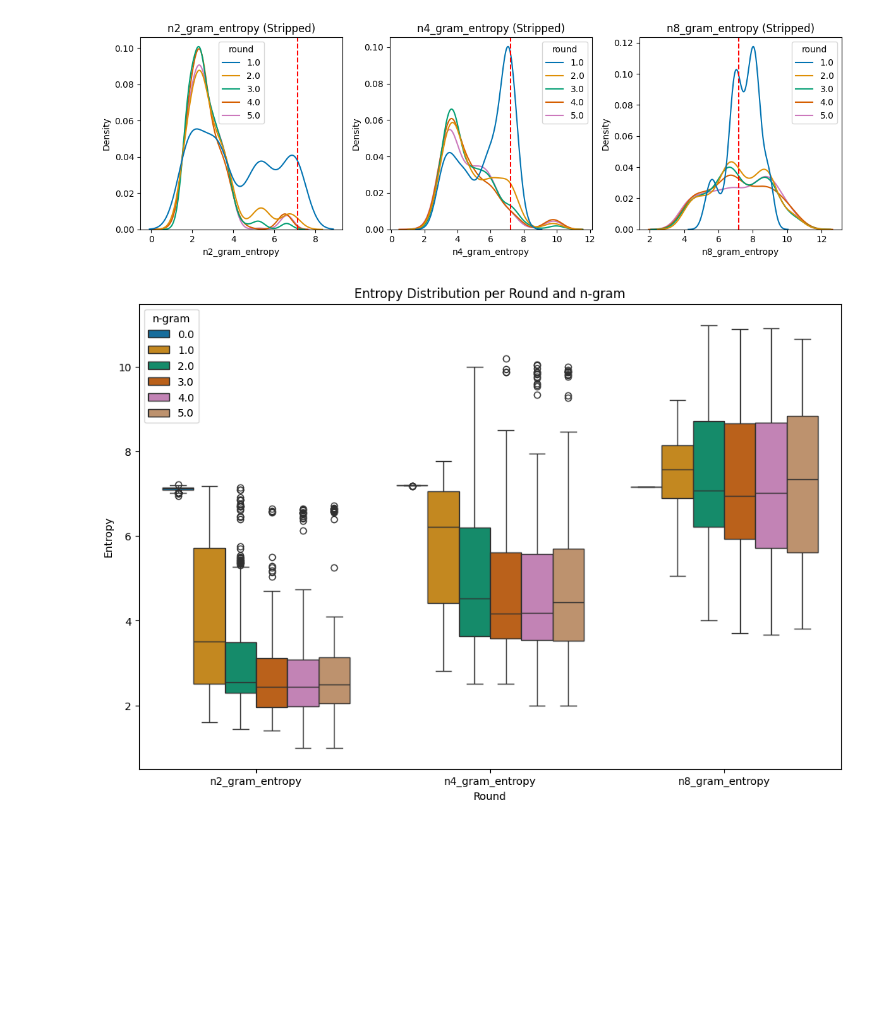
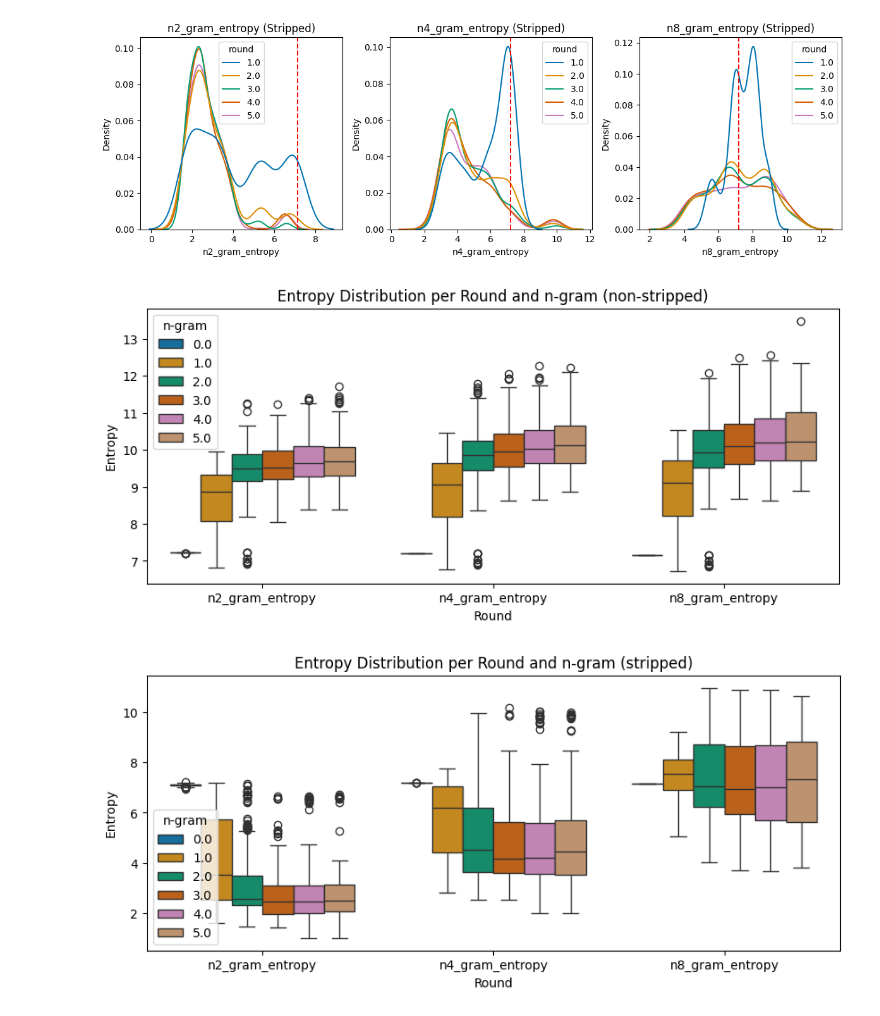
Before and after one commit to sola-st/qite-quantum-platform-testing, a Jupyter notebook: notebooks/027_entropy.ipynb, the cells around one changed output. Cells and saved outputs as stored; diff of their text form; code cells hidden in the pictures; blank space fills up the shorter version.

```diff
--- a/notebooks/027_entropy.ipynb
+++ b/notebooks/027_entropy.ipynb
@@ -102,11 +102,11 @@ def process_qasm_file(file_path, n_grams=[2, 3], strip_params=False):
             entropies[f'n{n}_gram_entropy'] = calculate_entropy(
                 n_grams_list) if n_grams_list else 0.0
 
-        return {'file_name': os.path.basename(file_path), **entropies}
+        return {'file_name': os.path.basename(file_path), **entropies, 'n_instructions': len(instructions)}
 
     except Exception as e:
         print(f"Error processing file {file_path}: {e}")
-        return {'file_name': os.path.basename(file_path), **{f'n{n}_gram_entropy': None for n in n_grams}}
+        return {'file_name': os.path.basename(file_path), **{f'n{n}_gram_entropy': None for n in n_grams}, 'n_instructions': 0}
 
 
 def process_directory(
@@ -185,7 +185,8 @@ def write_csv_output(file_level_data, output_csv_path, n_grams=[2, 3, 4]):
         n_grams (list): List of n-gram sizes to calculate entropy for.
     """
     with open(output_csv_path, 'w', newline='') as csvfile:
-        fieldnames = ['file_name'] + [f'n{n}_gram_entropy' for n in n_grams]
+        fieldnames = [
+            'file_name'] + [f'n{n}_gram_entropy' for n in n_grams] + ['n_instructions']
         writer = csv.DictWriter(csvfile, fieldnames=fieldnames)
 
         writer.writeheader()
@@ -410,28 +411,51 @@ plot_entropy_distribution(
 # %%
 import seaborn as sns
 
 import matplotlib.pyplot as plt
+
+
+# Repeat for stripped instructions
+df_file_level_entropy = read_and_merge_csv(
+    'file_level_entropy.csv', df_metadata)
+
+# Keep only relevant columns round and n-gram entropies
+columns_to_keep = ['round'] + [f'n{n}_gram_entropy' for n in N_GRAMS]
+df_file_level_entropy = df_file_level_entropy[columns_to_keep]
+
+df_file_level_entropy_melt = df_file_level_entropy.melt(
+    id_vars=['round'], var_name='n_gram', value_name='entropy')
+
+# Plot the boxplot
+plt.figure(figsize=(10, 4))
+sns.boxplot(data=df_file_level_entropy_melt, x='n_gram',
+            y='entropy', hue='round', palette='colorblind')
+plt.xlabel('Round')
+plt.ylabel('Entropy')
+plt.title('Entropy Distribution per Round and n-gram (non-stripped)')
+plt.legend(title='n-gram')
+plt.show()
 
 
 # Repeat for stripped instructions
 df_file_level_entropy_stripped = read_and_merge_csv(
     'file_level_entropy_stripped.csv', df_metadata)
 
 # Keep only relevant columns round and n-gram entropies
 columns_to_keep = ['round'] + [f'n{n}_gram_entropy' for n in N_GRAMS]
 df_file_level_entropy_stripped = df_file_level_entropy_stripped[columns_to_keep]
 
 df_file_level_entropy_stripped_melt = df_file_level_entropy_stripped.melt(
     id_vars=['round'], var_name='n_gram', value_name='entropy')
 
 # Plot the boxplot
-plt.figure(figsize=(12, 8))
+plt.figure(figsize=(10, 4))
 sns.boxplot(data=df_file_level_entropy_stripped_melt, x='n_gram',
             y='entropy', hue='round', palette='colorblind')
 plt.xlabel('Round')
 plt.ylabel('Entropy')
-plt.title('Entropy Distribution per Round and n-gram')
+plt.title('Entropy Distribution per Round and n-gram (stripped)')
 plt.legend(title='n-gram')
 plt.show()
 # %% [output]
-[figure, old version]
+[figure, new version]
+[figure, added]
```
Also changed, not shown: parts of 3 cells of this notebook, 35 other files.
